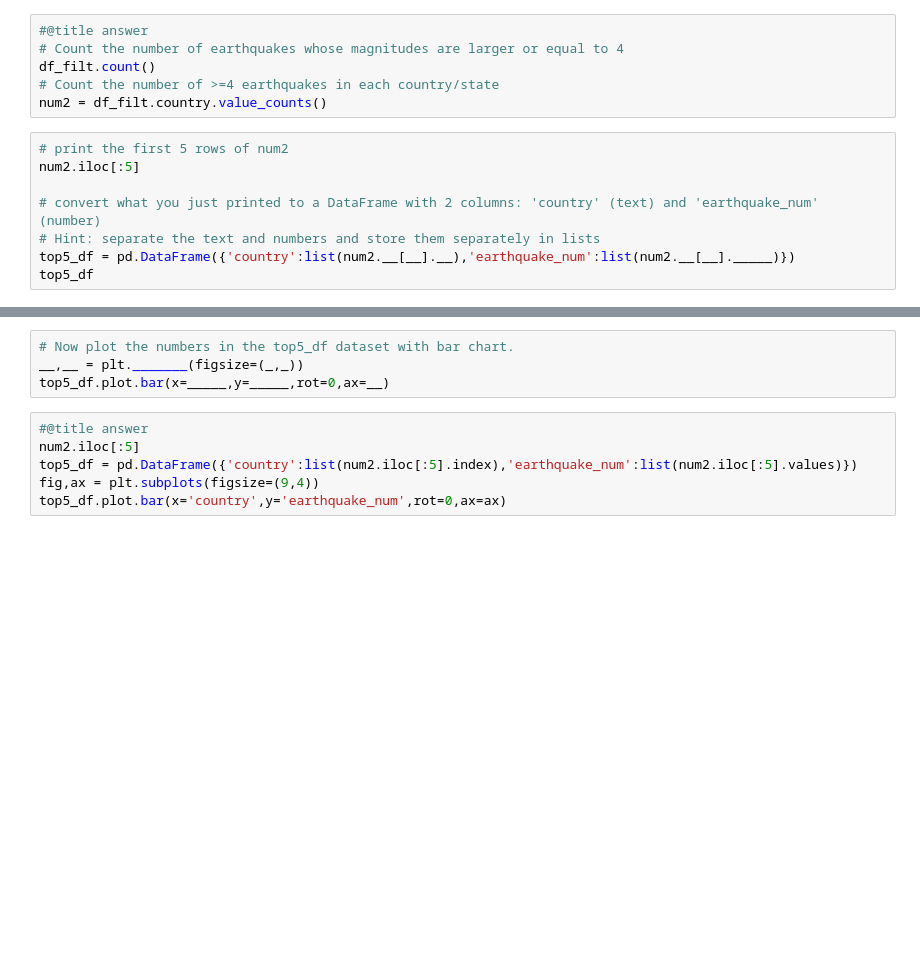
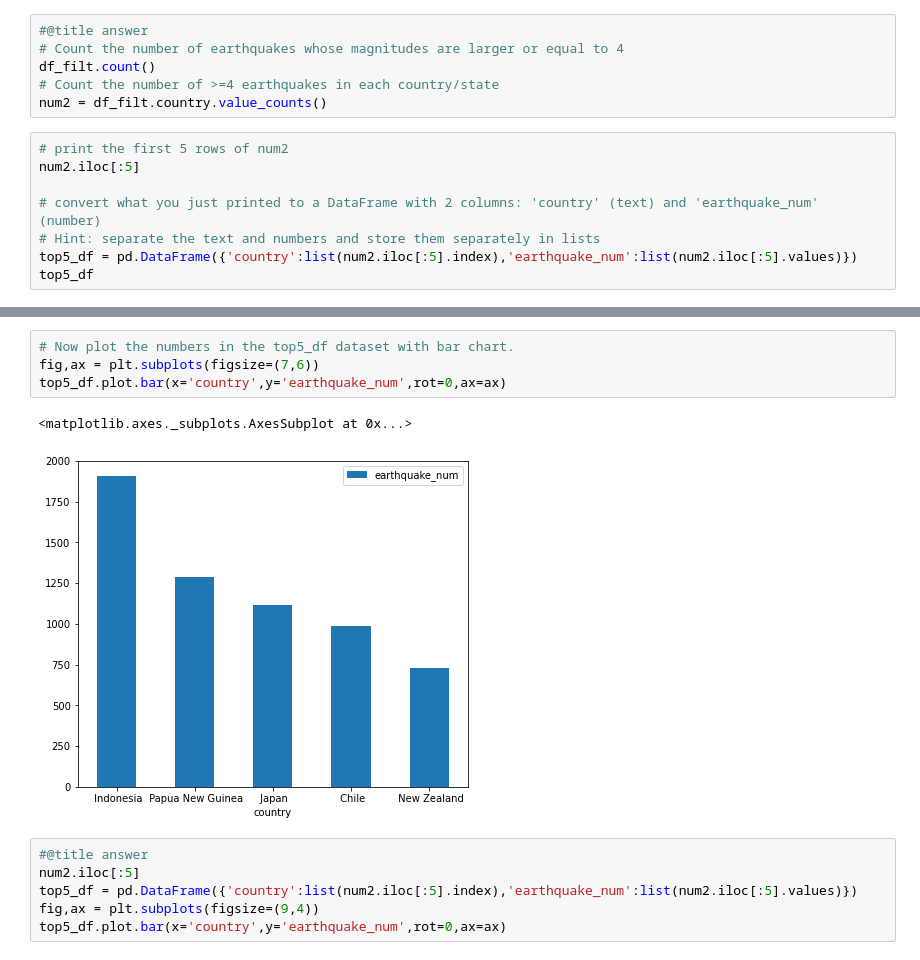
Before and after one commit to JerKeller/2022_Intro_Python, a Jupyter notebook: W3_S1.ipynb, the cells around one changed output, grey strips where cells are left out. Saved outputs shown, nothing was run; the diff lists cells and outputs as text; blank space fills up the shorter version.

```diff
--- a/W3_S1.ipynb
+++ b/W3_S1.ipynb
@@ -342,6 +342,6 @@ num2.iloc[:5]
 
 # convert what you just printed to a DataFrame with 2 columns: 'country' (text) and 'earthquake_num' (number)
 # Hint: separate the text and numbers and store them separately in lists
-top5_df = pd.DataFrame({'country':list(num2.__[__].__),'earthquake_num':list(num2.__[__]._____)})
+top5_df = pd.DataFrame({'country':list(num2.iloc[:5].index),'earthquake_num':list(num2.iloc[:5].values)})
 top5_df
 # %% [output]
@@ -349,7 +354,10 @@ AttributeError: ignored
 # %%
 # Now plot the numbers in the top5_df dataset with bar chart.
-__,__ = plt._______(figsize=(_,_))
-top5_df.plot.bar(x=_____,y=_____,rot=0,ax=__)
+fig,ax = plt.subplots(figsize=(7,6))
+top5_df.plot.bar(x='country',y='earthquake_num',rot=0,ax=ax)
+# %% [output]
+<matplotlib.axes._subplots.AxesSubplot at 0x...>
+[figure, added]
 # %%
 #@title answer
 num2.iloc[:5]
```
Also changed, not shown: parts of 9 cells of this notebook.
